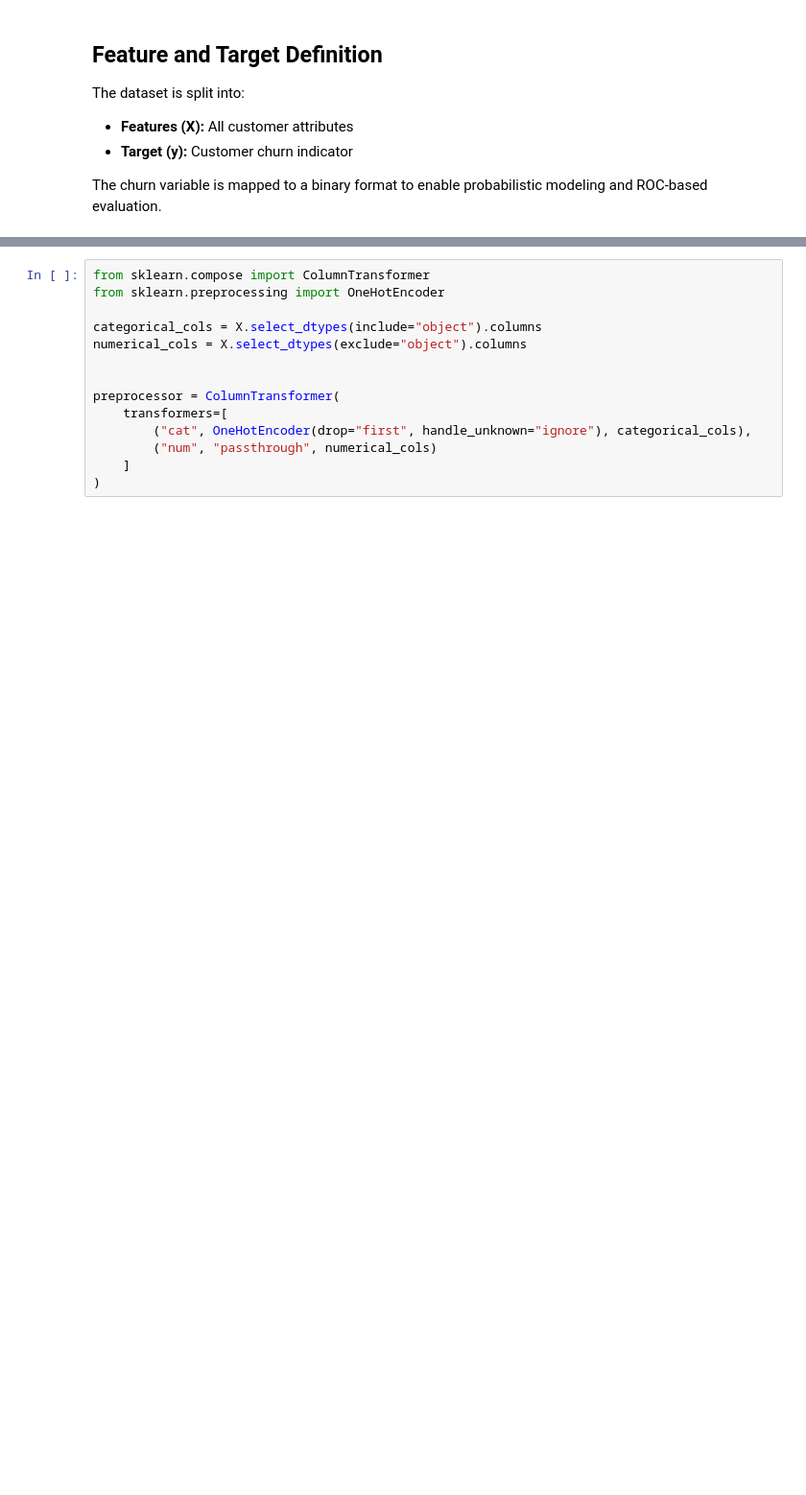
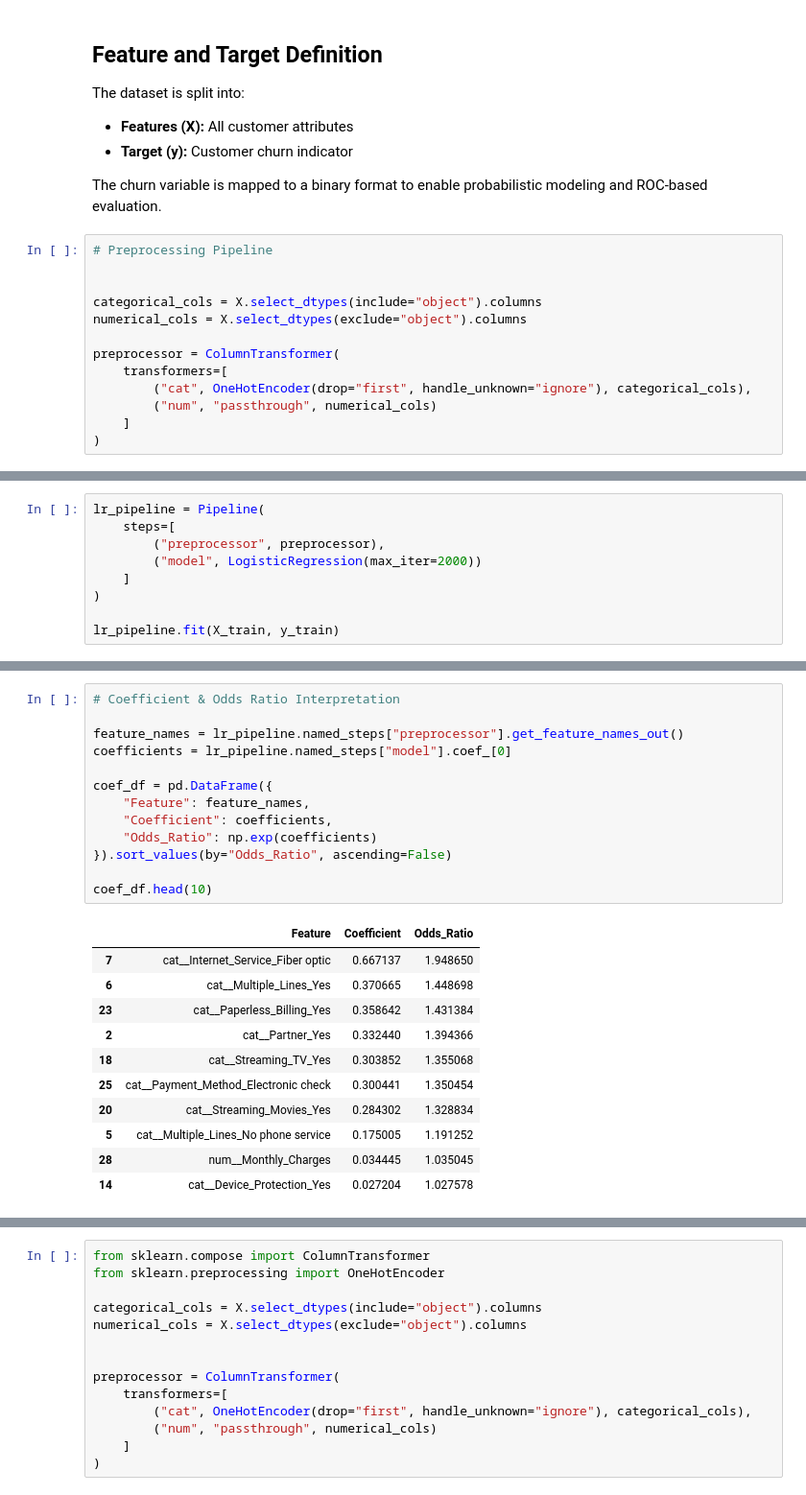
Before and after one commit to CodeInTheHorizon/predictive-customer-churn-xai, a Jupyter notebook: 02_modeling_and_evaluation.ipynb, the cells around one changed output, grey strips where cells are left out. Shown at 96% size. Cells and saved outputs as stored; diff of their text form; blank space fills up the shorter version.

```diff
--- a/02_modeling_and_evaluation.ipynb
+++ b/02_modeling_and_evaluation.ipynb
@@ -42,3 +57,16 @@ The dataset is split into:
 - **Target (y):** Customer churn indicator
 
 The churn variable is mapped to a binary format to enable probabilistic modeling and ROC-based evaluation.
+# %%
+# Preprocessing Pipeline
+
+
+categorical_cols = X.select_dtypes(include="object").columns
+numerical_cols = X.select_dtypes(exclude="object").columns
+
+preprocessor = ColumnTransformer(
+    transformers=[
+        ("cat", OneHotEncoder(drop="first", handle_unknown="ignore"), categorical_cols),
+        ("num", "passthrough", numerical_cols)
+    ]
+)
@@ -44,0 +84,9 @@ The churn variable is mapped to a binary format to enable probabilistic modeling
+# %%
+lr_pipeline = Pipeline(
+    steps=[
+        ("preprocessor", preprocessor),
+        ("model", LogisticRegression(max_iter=2000))
+    ]
+)
+
+lr_pipeline.fit(X_train, y_train)
@@ -44,0 +134,25 @@ The churn variable is mapped to a binary format to enable probabilistic modeling
+# %%
+# Coefficient & Odds Ratio Interpretation
+
+feature_names = lr_pipeline.named_steps["preprocessor"].get_feature_names_out()
+coefficients = lr_pipeline.named_steps["model"].coef_[0]
+
+coef_df = pd.DataFrame({
+    "Feature": feature_names,
+    "Coefficient": coefficients,
+    "Odds_Ratio": np.exp(coefficients)
+}).sort_values(by="Odds_Ratio", ascending=False)
+
+coef_df.head(10)
+# %% [output]
+|  | Feature | Coefficient | Odds_Ratio |
+| 7 | cat__Internet_Service_Fiber optic | 0.667137 | 1.948650 |
+| 6 | cat__Multiple_Lines_Yes | 0.370665 | 1.448698 |
+| 23 | cat__Paperless_Billing_Yes | 0.358642 | 1.431384 |
+| 2 | cat__Partner_Yes | 0.332440 | 1.394366 |
+| 18 | cat__Streaming_TV_Yes | 0.303852 | 1.355068 |
+| 25 | cat__Payment_Method_Electronic check | 0.300441 | 1.350454 |
+| 20 | cat__Streaming_Movies_Yes | 0.284302 | 1.328834 |
+| 5 | cat__Multiple_Lines_No phone service | 0.175005 | 1.191252 |
+| 28 | num__Monthly_Charges | 0.034445 | 1.035045 |
+| 14 | cat__Device_Protection_Yes | 0.027204 | 1.027578 |
```
Also changed, not shown: parts of 50 cells of this notebook.
